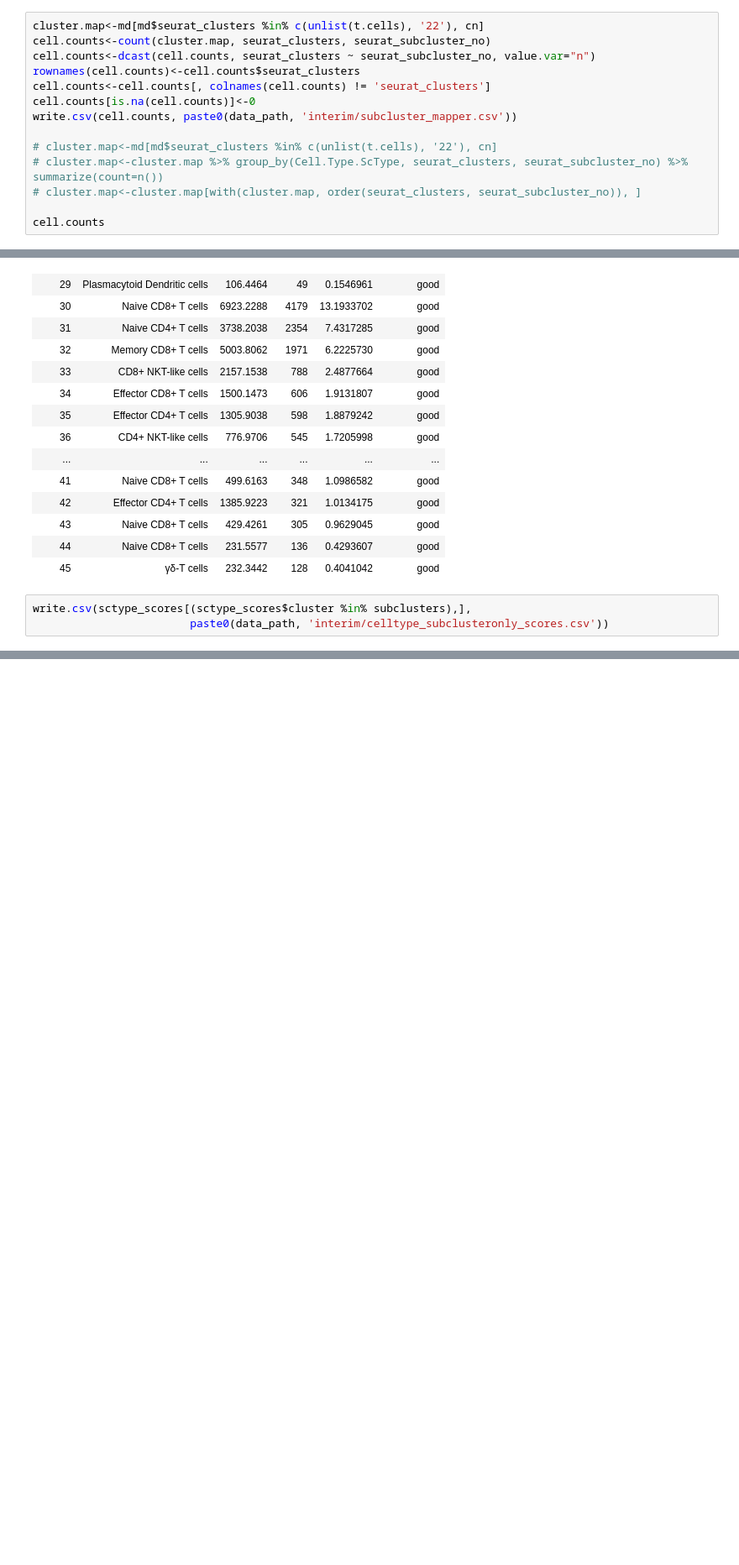
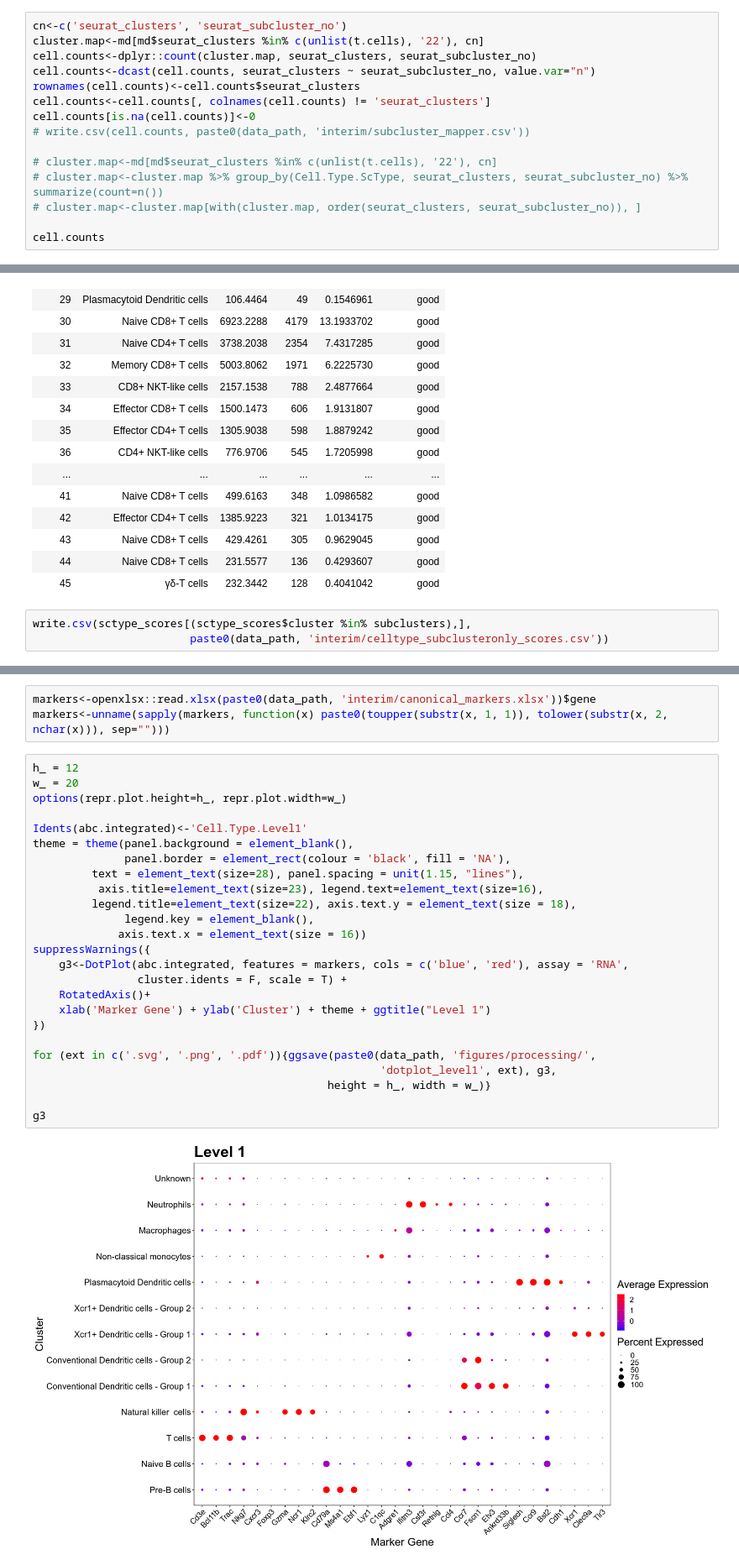
Before and after one commit to hmbaghdassarian/norcross_abc, a Jupyter notebook: notebooks/01_process_data/01Bii_CellType_Annotation_round2.ipynb, the cells around one changed output, grey strips where cells are left out. Shown at 84% size. Saved outputs shown, nothing was run; the diff lists cells and outputs as text; blank space fills up the shorter version.

```diff
--- a/notebooks/01_process_data/01Bii_CellType_Annotation_round2.ipynb
+++ b/notebooks/01_process_data/01Bii_CellType_Annotation_round2.ipynb
@@ -209,11 +235,12 @@ Here are all the unique mappings from the original cluster label to the sub-clus
 # %%
+cn<-c('seurat_clusters', 'seurat_subcluster_no')
 cluster.map<-md[md$seurat_clusters %in% c(unlist(t.cells), '22'), cn]
-cell.counts<-count(cluster.map, seurat_clusters, seurat_subcluster_no)
+cell.counts<-dplyr::count(cluster.map, seurat_clusters, seurat_subcluster_no)
 cell.counts<-dcast(cell.counts, seurat_clusters ~ seurat_subcluster_no, value.var="n")
 rownames(cell.counts)<-cell.counts$seurat_clusters
 cell.counts<-cell.counts[, colnames(cell.counts) != 'seurat_clusters']
 cell.counts[is.na(cell.counts)]<-0
-write.csv(cell.counts, paste0(data_path, 'interim/subcluster_mapper.csv'))
+# write.csv(cell.counts, paste0(data_path, 'interim/subcluster_mapper.csv'))
 
 # cluster.map<-md[md$seurat_clusters %in% c(unlist(t.cells), '22'), cn]
 # cluster.map<-cluster.map %>% group_by(Cell.Type.ScType, seurat_clusters, seurat_subcluster_no) %>% summarize(count=n())
@@ -424,0 +571,30 @@ write.csv(sctype_scores[(sctype_scores$cluster %in% subclusters),],
+# %%
+markers<-openxlsx::read.xlsx(paste0(data_path, 'interim/canonical_markers.xlsx'))$gene
+markers<-unname(sapply(markers, function(x) paste0(toupper(substr(x, 1, 1)), tolower(substr(x, 2, nchar(x))), sep="")))
+# %%
+h_ = 12
+w_ = 20
+options(repr.plot.height=h_, repr.plot.width=w_)
+
+Idents(abc.integrated)<-'Cell.Type.Level1'
+theme = theme(panel.background = element_blank(),
+              panel.border = element_rect(colour = 'black', fill = 'NA'),
+         text = element_text(size=28), panel.spacing = unit(1.15, "lines"),
+          axis.title=element_text(size=23), legend.text=element_text(size=16),
+         legend.title=element_text(size=22), axis.text.y = element_text(size = 18),
+              legend.key = element_blank(),
+             axis.text.x = element_text(size = 16))
+suppressWarnings({
+    g3<-DotPlot(abc.integrated, features = markers, cols = c('blue', 'red'), assay = 'RNA',
+                cluster.idents = F, scale = T) +
+    RotatedAxis()+
+    xlab('Marker Gene') + ylab('Cluster') + theme + ggtitle("Level 1")
+})
+
+for (ext in c('.svg', '.png', '.pdf')){ggsave(paste0(data_path, 'figures/processing/',
+                                                     'dotplot_level1', ext), g3,
+                                             height = h_, width = w_)}
+
+g3
+# %% [output]
+[figure, added]
```
Also changed, not shown: parts of 31 cells of this notebook, 3 other files.
